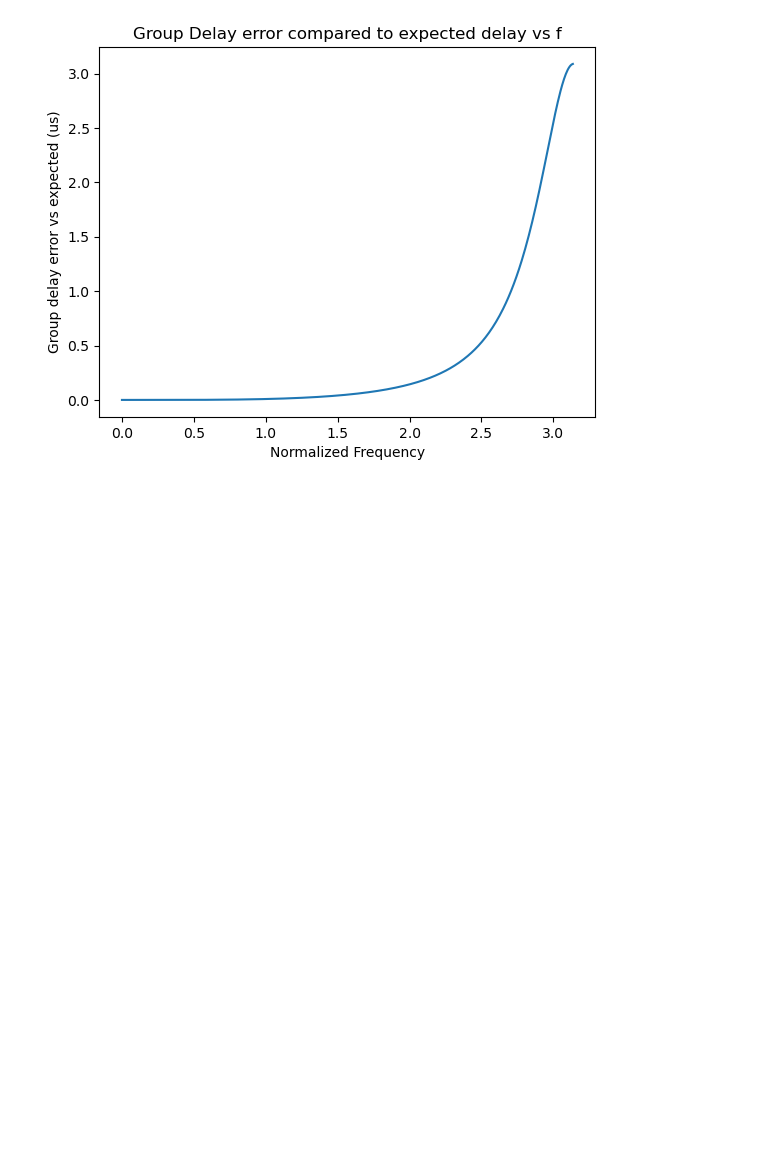
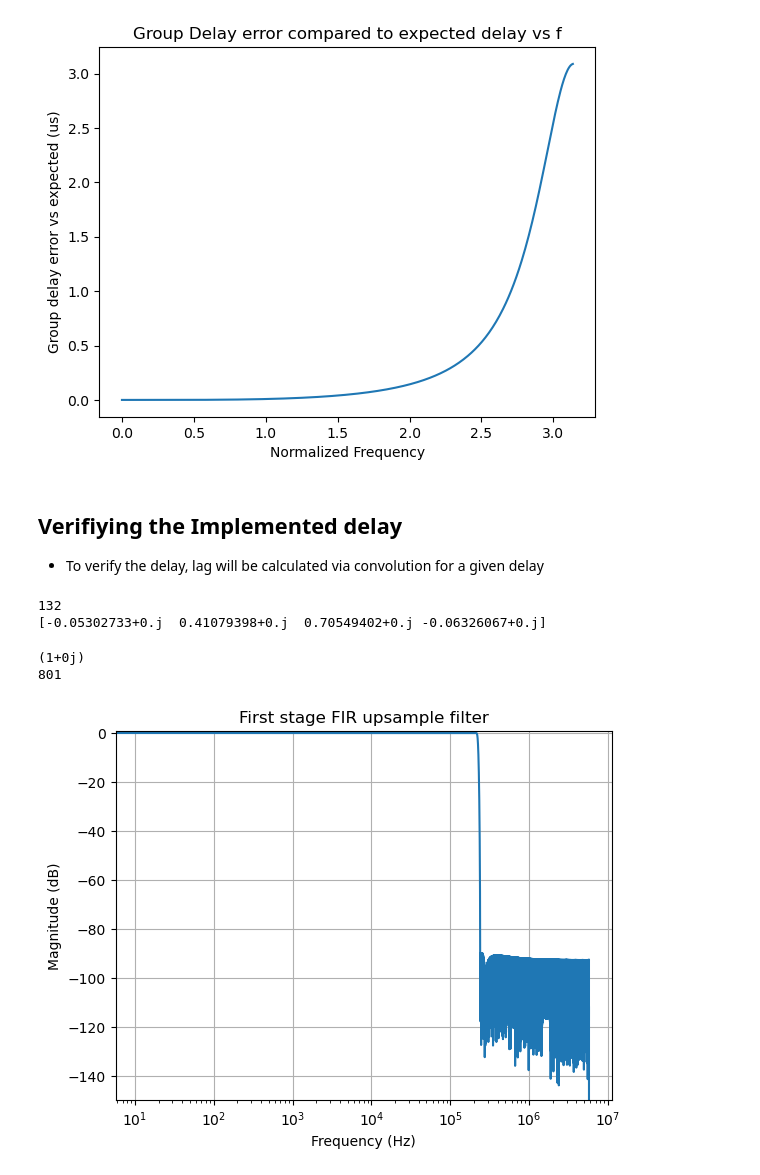
Before and after one commit to zachrjt/openTETRAphymac, a Jupyter notebook: software/channel_sim.ipynb, the cells around one changed output. Drawn from its saved outputs; the diff is of its cells as text; code cells hidden in the pictures; blank space fills up the shorter version.

```diff
--- a/software/channel_sim.ipynb
+++ b/software/channel_sim.ipynb
@@ -616,3 +616,46 @@ plt.ylabel("Group delay error vs expected (us)")
 # %% [output]
 Text(0, 0.5, 'Group delay error vs expected (us)')
 [figure]
+# %% [markdown]
+## Verifiying the Implemented delay
+- To verify the delay, lag will be calculated via convolution for a given delay
+# %%
+import src.tetraphymac.ch_simulator as tetraCh
+delay_us = 11.6E-6
+fs = 11_520_000.0
+int_delay, delay_h = tetraCh._calculate_delay_parameters(fs, delay_us)
+print(int_delay)
+print(delay_h)
+# %% [output]
+132
+[-0.05302733+0.j  0.41079398+0.j  0.70549402+0.j -0.06326067+0.j]
+# %%
+# generate test impulse function
+test_signal = np.zeros(shape = 400, dtype=np.complex128)
+test_signal = np.concatenate((test_signal, [1.0+0.0j]), axis=0)
+test_signal = np.concatenate((test_signal, np.zeros(shape = 400, dtype=np.complex128)), axis=0)
+print(np.sum(test_signal))
+print(test_signal.size)
+# %% [output]
+(1+0j)
+801
+# %%
+# Before filtering with delay filter, we must filter the signal to reduce the bandwidth to be accurate to intended signal bw instead of quasi impulse function
+# Generate interpolation fir
+l_filt = sp.signal.remez(256, [0, 20E3, 200E3, fs/2], [1, 0], weight=[1, 100], fs=fs)
+dc_gain = np.sum(l_filt)
+l_filt /= dc_gain
+N_fft = 2**20
+H = sp.fft.rfft(l_inter, N_fft)
+f = sp.fft.rfftfreq(N_fft, d=1/fs)
+
+plt.figure()
+plt.semilogx(f, 10*np.log10(np.abs(H) + 1e-120))
+plt.xlabel("Frequency (Hz)")
+plt.ylabel("Magnitude (dB)")
+plt.title("First stage FIR upsample filter")
+plt.grid(True)
+plt.ylim(-150, 1)
+plt.show()
+# %% [output]
+[figure, added]
```
Also changed, not shown: parts of 5 cells of this notebook, 4 other files.
